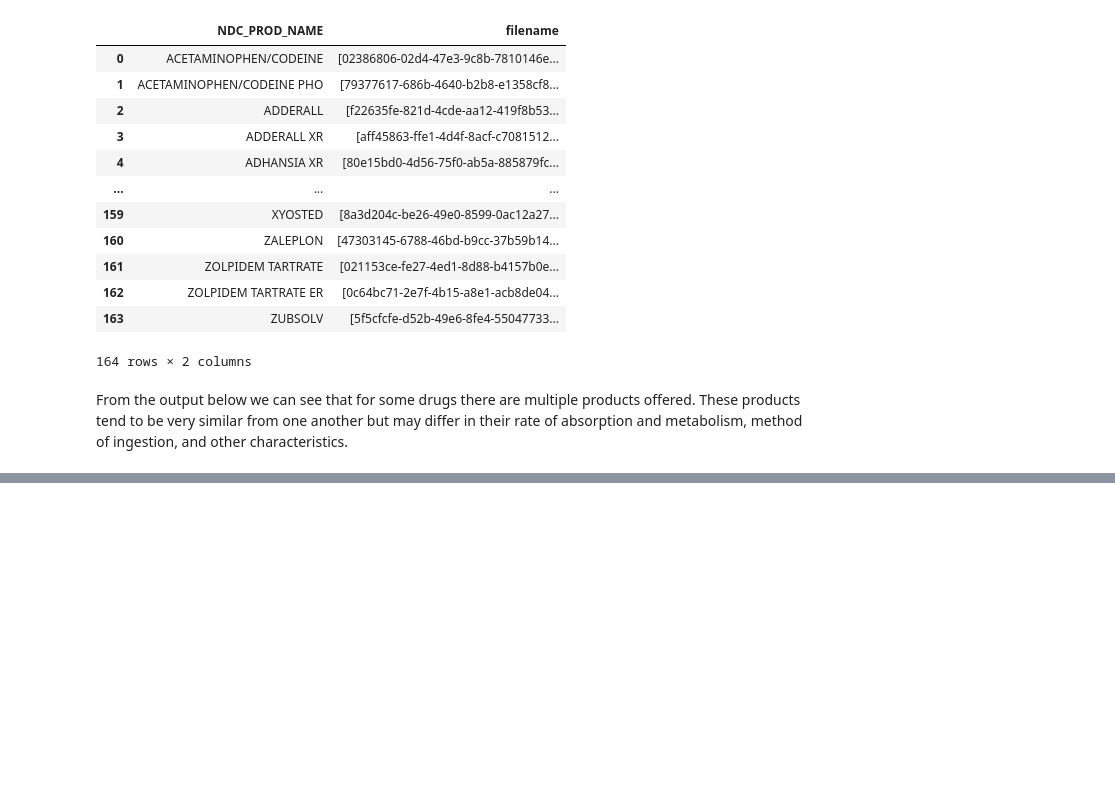
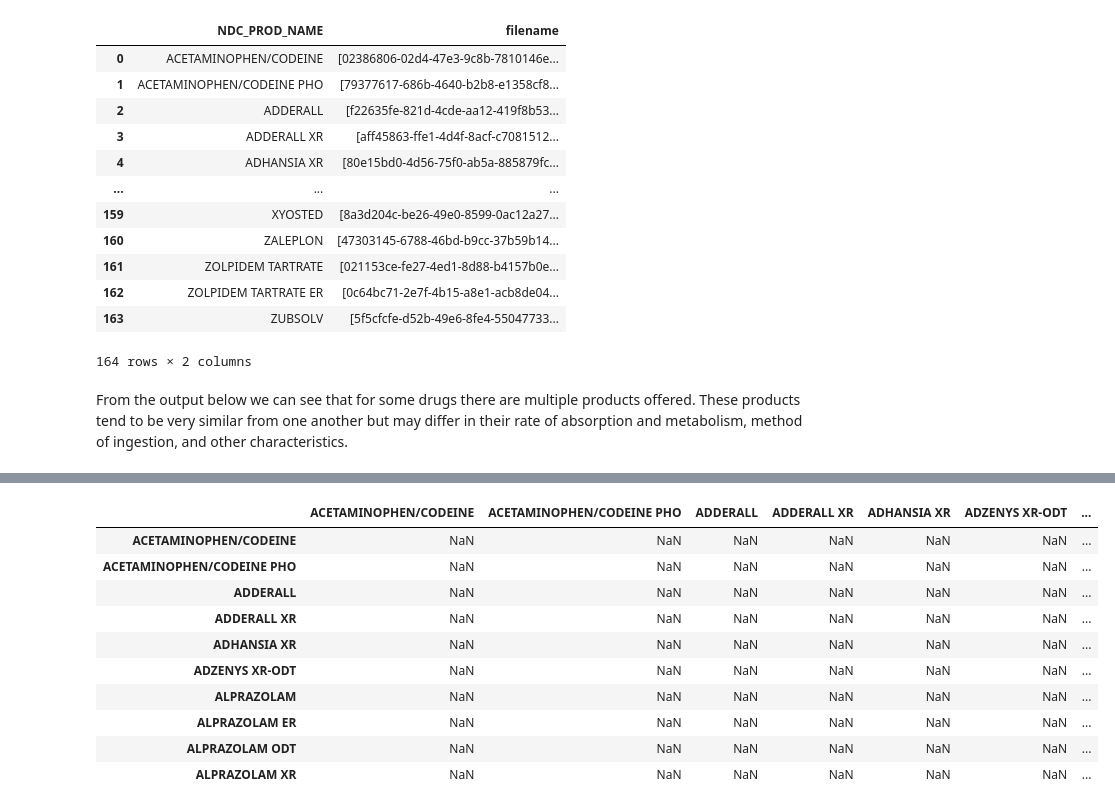
Before and after one commit to mastervel/BLP-Demand-Estimation-Prescription-Drugs, a Jupyter notebook: Text Analysis.ipynb, the cells around one changed output, grey strips where cells are left out. Drawn from its saved outputs; the diff is of its cells as text; code cells hidden in the pictures; blank space fills up the shorter version.

```diff
--- a/Text Analysis.ipynb
+++ b/Text Analysis.ipynb
@@ -71,7 +71,7 @@ column_types = {
 }
 
 # Read the CSV file and specify the column types
-ref_file = pd.read_csv('/Volumes/TOSHIBA EXT/data/clean data/ref.csv', dtype=column_types)
+ref_file = pd.read_csv("D:\\data\\clean data\\ref.csv", dtype=column_types)
 
 # Perform operations on the DataFrame
 # ...
@@ -138,7 +138,7 @@ grouped_df
 | 480 | ff602c63-870a-4a32-b14e-27dbfb34151f | 00603150858 |
 481 rows × 2 columns
 # %%
-claims_2021 = pd.read_csv('/Volumes/TOSHIBA EXT/data/clean data/NH_MA_data_2021.csv',
+claims_2021 = pd.read_csv('D:\\data\\clean data\\NH_MA_data_2021.csv',
                           dtype={"NDC":str},
                           usecols = ["NDC", "NDC_PROD_NAME"])
 # %%
@@ -349,3 +327,4 @@ Execution Time: 137.95320391654968 seconds
 # %%
-similarity_table
+ref_table = grouped_by_prod_name.head(10)
+list(ref_table['NDC_PROD_NAME'])
 # %% [output]
@@ -363,0 +341,15 @@ for i, drug_i in enumerate(drugs):
+# %%
+avg_similarity_table = pd.DataFrame(columns=list(ref_table['NDC_PROD_NAME']), index=list(ref_table['NDC_PROD_NAME']))
+avg_similarity_table
+# %% [output]
+|  | ACETAMINOPHEN/CODEINE | ACETAMINOPHEN/CODEINE PHO | ADDERALL | ADDERALL XR | ADHANSIA XR | ADZENYS XR-ODT | ... |
+| ACETAMINOPHEN/CODEINE | NaN | NaN | NaN | NaN | NaN | NaN | ... |
+| ACETAMINOPHEN/CODEINE PHO | NaN | NaN | NaN | NaN | NaN | NaN | ... |
+| ADDERALL | NaN | NaN | NaN | NaN | NaN | NaN | ... |
+| ADDERALL XR | NaN | NaN | NaN | NaN | NaN | NaN | ... |
+| ADHANSIA XR | NaN | NaN | NaN | NaN | NaN | NaN | ... |
+| ADZENYS XR-ODT | NaN | NaN | NaN | NaN | NaN | NaN | ... |
+| ALPRAZOLAM | NaN | NaN | NaN | NaN | NaN | NaN | ... |
+| ALPRAZOLAM ER | NaN | NaN | NaN | NaN | NaN | NaN | ... |
+| ALPRAZOLAM ODT | NaN | NaN | NaN | NaN | NaN | NaN | ... |
+| ALPRAZOLAM XR | NaN | NaN | NaN | NaN | NaN | NaN | ... |
```
Also changed, not shown: parts of 18 cells of this notebook.
